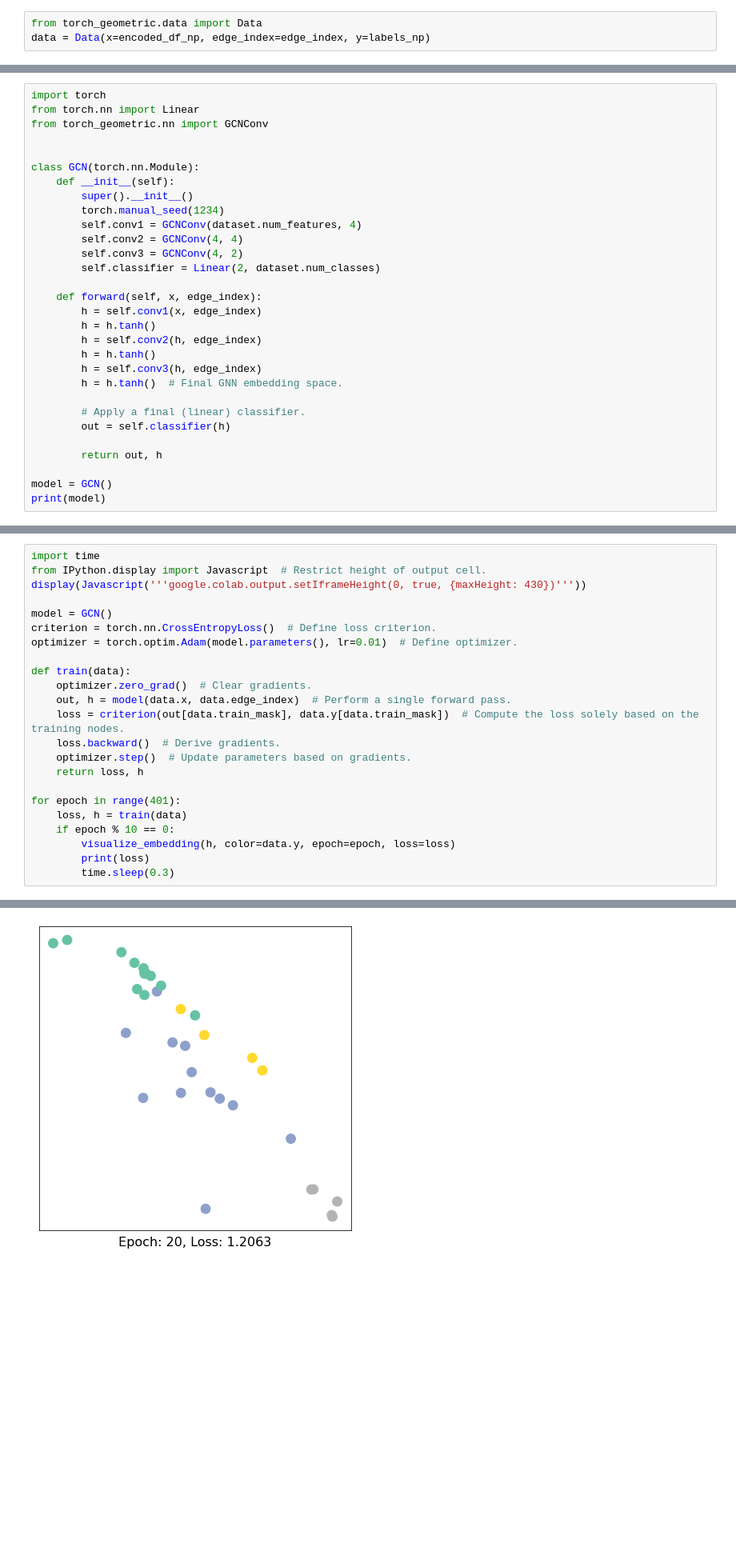
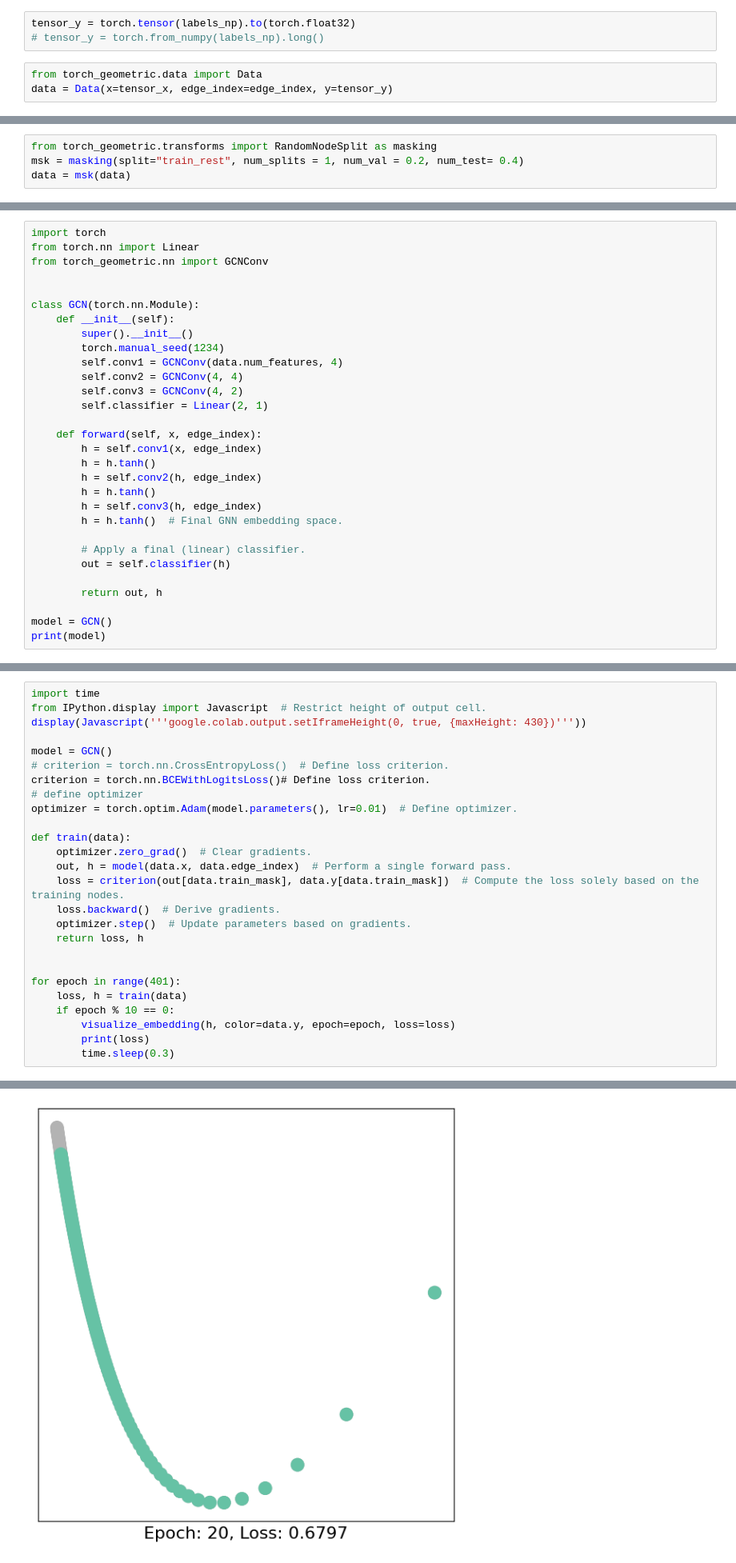
Before and after one commit to BSM-Guts/DSCI_441_xuf220, a Jupyter notebook: Main_Notebook.ipynb, the cells around one changed output, grey strips where cells are left out. Shown at 80% size. Drawn from its saved outputs; the diff is of its cells as text; blank space fills up the shorter version.

```diff
--- a/Main_Notebook.ipynb
+++ b/Main_Notebook.ipynb
@@ -217,3 +140,6 @@ array([[  0,   0,   0, ..., 300, 300, 301],
+# %%
+tensor_y = torch.tensor(labels_np).to(torch.float32)
+# tensor_y = torch.from_numpy(labels_np).long()
 # %%
 from torch_geometric.data import Data
-data = Data(x=encoded_df_np, edge_index=edge_index, y=labels_np)
+data = Data(x=tensor_x, edge_index=edge_index, y=tensor_y)
@@ -219,0 +160,4 @@ data = Data(x=encoded_df_np, edge_index=edge_index, y=labels_np)
+# %%
+from torch_geometric.transforms import RandomNodeSplit as masking
+msk = masking(split="train_rest", num_splits = 1, num_val = 0.2, num_test= 0.4)
+data = msk(data)
@@ -239,10 +199,10 @@ class GCN(torch.nn.Module):
     def __init__(self):
         super().__init__()
         torch.manual_seed(1234)
-        self.conv1 = GCNConv(dataset.num_features, 4)
+        self.conv1 = GCNConv(data.num_features, 4)
         self.conv2 = GCNConv(4, 4)
         self.conv3 = GCNConv(4, 2)
-        self.classifier = Linear(2, dataset.num_classes)
+        self.classifier = Linear(2, 1)
 
     def forward(self, x, edge_index):
         h = self.conv1(x, edge_index)
@@ -322,7 +264,9 @@ from IPython.display import Javascript  # Restrict height of output cell.
 display(Javascript('''google.colab.output.setIframeHeight(0, true, {maxHeight: 430})'''))
 
 model = GCN()
-criterion = torch.nn.CrossEntropyLoss()  # Define loss criterion.
+# criterion = torch.nn.CrossEntropyLoss()  # Define loss criterion.
+criterion = torch.nn.BCEWithLogitsLoss()# Define loss criterion.
+# define optimizer
 optimizer = torch.optim.Adam(model.parameters(), lr=0.01)  # Define optimizer.
 
 def train(data):
@@ -333,6 +277,7 @@ def train(data):
     optimizer.step()  # Update parameters based on gradients.
     return loss, h
 
+
 for epoch in range(401):
     loss, h = train(data)
     if epoch % 10 == 0:
@@ -346 +293 @@ for epoch in range(401):
-[figure, old version]
+[figure, new version]
```
Also changed, not shown: parts of 31 cells of this notebook.
